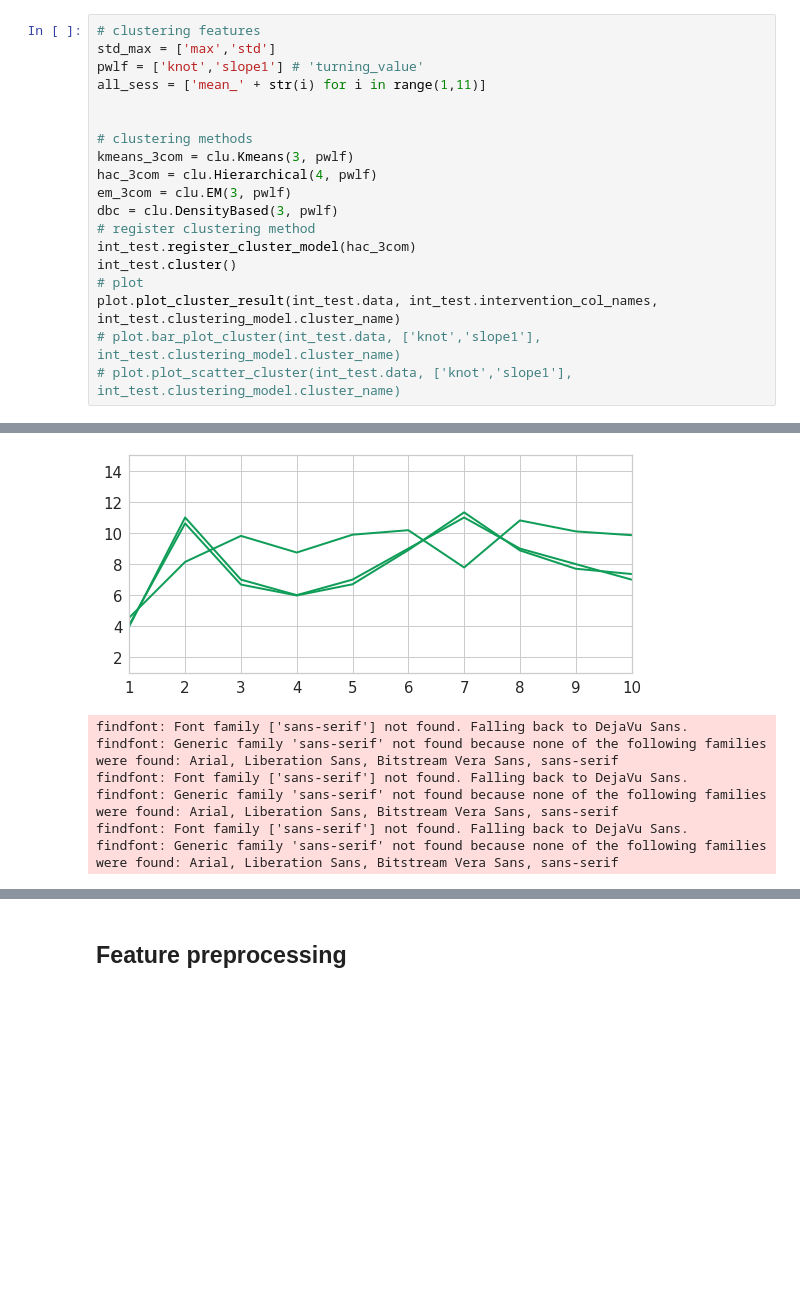
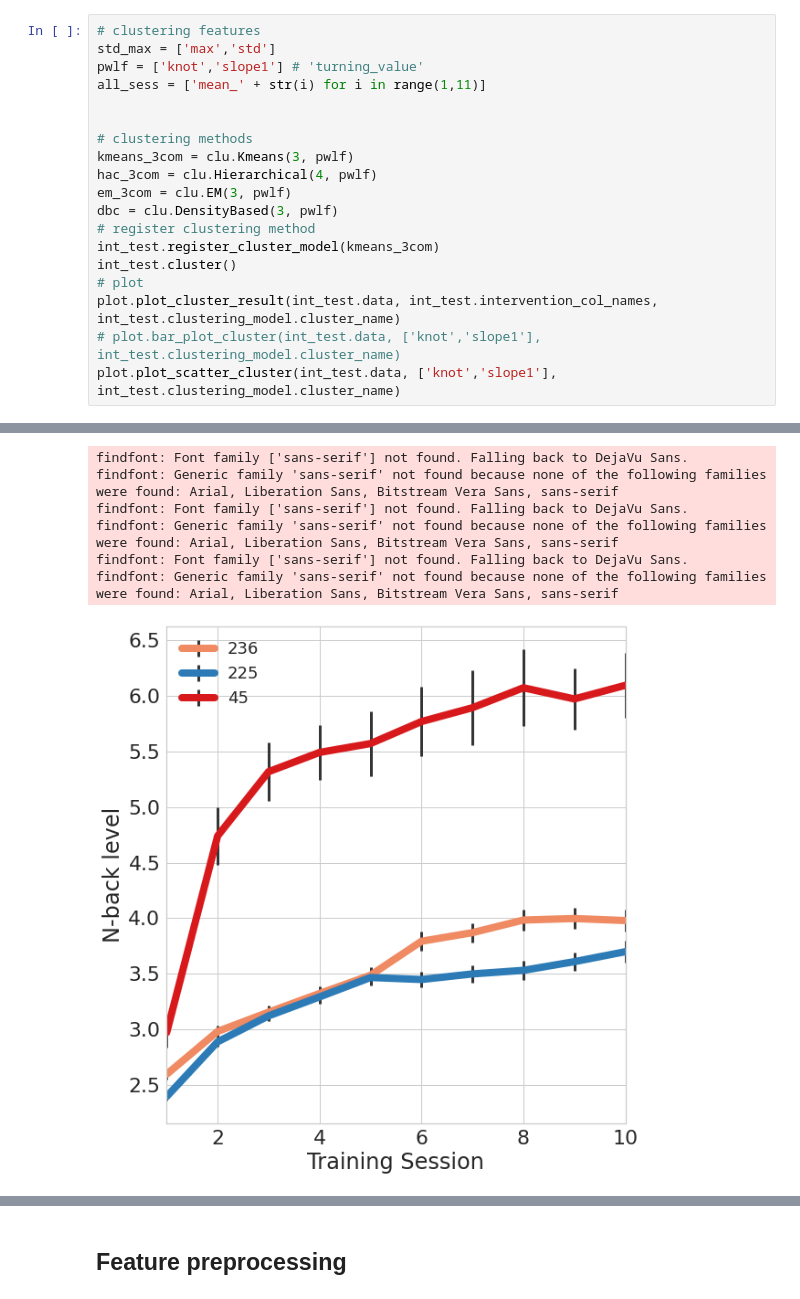
Before and after one commit to YiFeng/IndividualDifference, a Jupyter notebook: indivdiff_ml_pre.ipynb, the cells around one changed output, grey strips where cells are left out. Drawn from its saved outputs; the diff is of its cells as text; blank space fills up the shorter version.

```diff
--- a/indivdiff_ml_pre.ipynb
+++ b/indivdiff_ml_pre.ipynb
@@ -101,10 +101,10 @@ hac_3com = clu.Hierarchical(4, pwlf)
 em_3com = clu.EM(3, pwlf)
 dbc = clu.DensityBased(3, pwlf)
 # register clustering method
-int_test.register_cluster_model(hac_3com)
+int_test.register_cluster_model(kmeans_3com)
 int_test.cluster()
 # plot
 plot.plot_cluster_result(int_test.data, int_test.intervention_col_names, int_test.clustering_model.cluster_name)
 # plot.bar_plot_cluster(int_test.data, ['knot','slope1'], int_test.clustering_model.cluster_name)
-# plot.plot_scatter_cluster(int_test.data, ['knot','slope1'], int_test.clustering_model.cluster_name)
+plot.plot_scatter_cluster(int_test.data, ['knot','slope1'], int_test.clustering_model.cluster_name)
 # %% [output]
@@ -131,7 +133,7 @@ findfont: Generic family 'sans-serif' not found because none of the following fa
+findfont: Font family ['sans-serif'] not found. Falling back to DejaVu Sans.
+findfont: Generic family 'sans-serif' not found because none of the following families were found: Arial, Liberation Sans, Bitstream Vera Sans, sans-serif
+findfont: Font family ['sans-serif'] not found. Falling back to DejaVu Sans.
+findfont: Generic family 'sans-serif' not found because none of the following families were found: Arial, Liberation Sans, Bitstream Vera Sans, sans-serif
+findfont: Font family ['sans-serif'] not found. Falling back to DejaVu Sans.
+findfont: Generic family 'sans-serif' not found because none of the following families were found: Arial, Liberation Sans, Bitstream Vera Sans, sans-serif
-[figure, old version]
+[figure, new version]
-findfont: Font family ['sans-serif'] not found. Falling back to DejaVu Sans.
-findfont: Generic family 'sans-serif' not found because none of the following families were found: Arial, Liberation Sans, Bitstream Vera Sans, sans-serif
-findfont: Font family ['sans-serif'] not found. Falling back to DejaVu Sans.
-findfont: Generic family 'sans-serif' not found because none of the following families were found: Arial, Liberation Sans, Bitstream Vera Sans, sans-serif
-findfont: Font family ['sans-serif'] not found. Falling back to DejaVu Sans.
-findfont: Generic family 'sans-serif' not found because none of the following families were found: Arial, Liberation Sans, Bitstream Vera Sans, sans-serif
```
Also changed, not shown: parts of 10 cells of this notebook, 6 other files.
